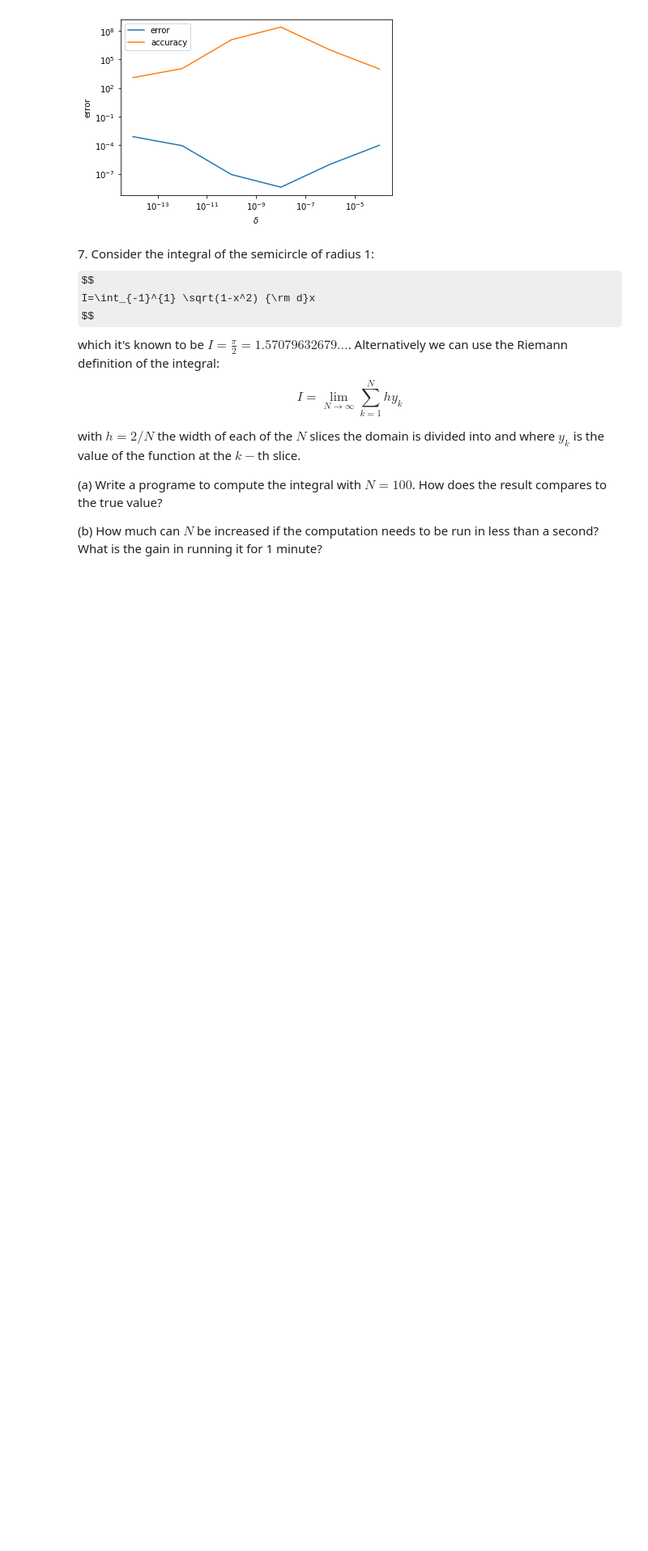
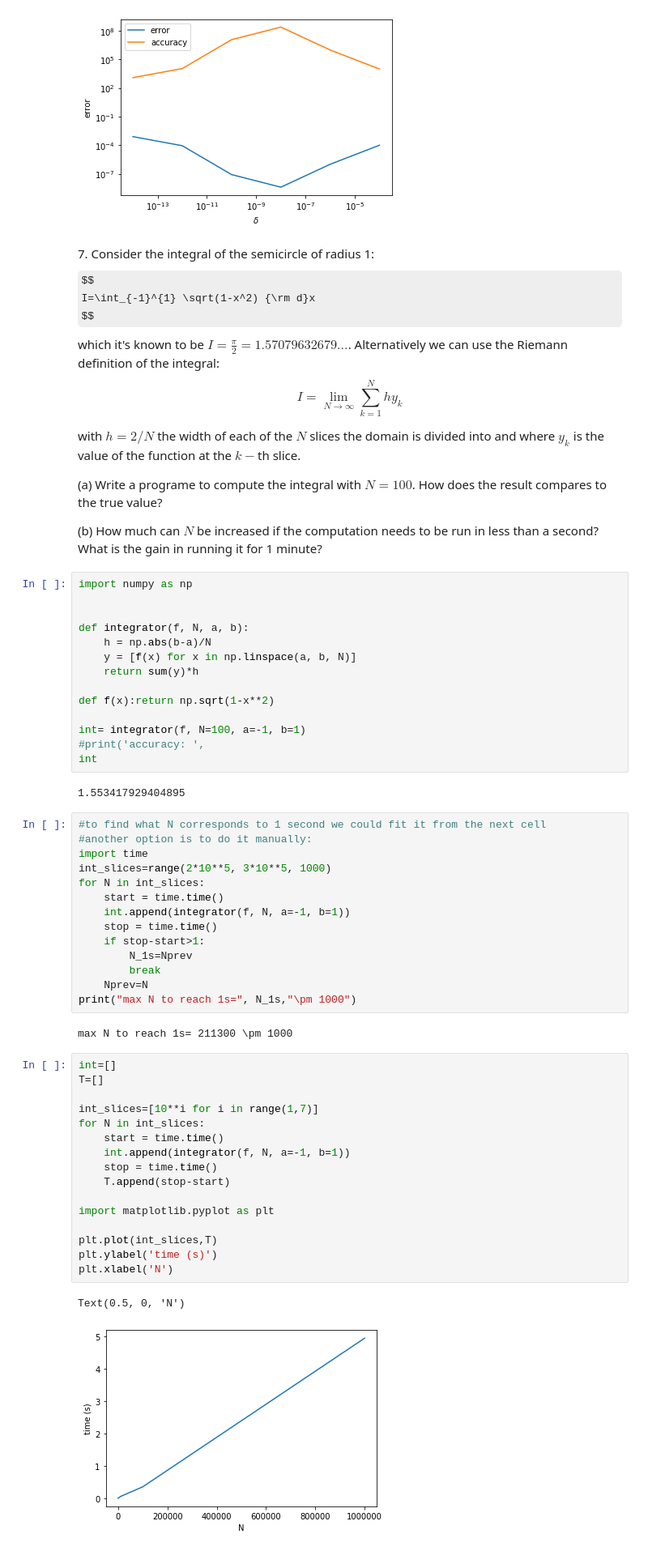
Before and after one commit to PhysicsOfData/LaboratoryOfComputationalPhysics_Y4, a Jupyter notebook: 02ex_NumberRepresentation.ipynb, the cells around one changed output. Shown at 81% size. Saved outputs shown, nothing was run; the diff lists cells and outputs as text; some formulas as TeX source; blank space fills up the shorter version.

```diff
--- a/02ex_NumberRepresentation.ipynb
+++ b/02ex_NumberRepresentation.ipynb
@@ -216,3 +216,54 @@ $y_k$ is the value of the function at the $k-$th slice.
 (a) Write a programe to compute the integral with $N=100$. How does the result compares to the true value?
 
 (b) How much can $N$ be increased if the computation needs to be run in less than a second? What is the gain in running it for 1 minute?
+# %%
+import numpy as np
+
+
+def integrator(f, N, a, b):
+    h = np.abs(b-a)/N
+    y = [f(x) for x in np.linspace(a, b, N)]
+    return sum(y)*h
+
+def f(x):return np.sqrt(1-x**2)
+
+int= integrator(f, N=100, a=-1, b=1)
+#print('accuracy: ',
+int
+# %% [output]
+1.553417929404895
+# %%
+#to find what N corresponds to 1 second we could fit it from the next cell
+#another option is to do it manually:
+import time
+int_slices=range(2*10**5, 3*10**5, 1000)
+for N in int_slices:
+    start = time.time()
+    int.append(integrator(f, N, a=-1, b=1))
+    stop = time.time()
+    if stop-start>1:
+        N_1s=Nprev
+        break
+    Nprev=N
+print("max N to reach 1s=", N_1s,"\pm 1000")
+# %% [output]
+max N to reach 1s= 211300 \pm 1000
+# %%
+int=[]
+T=[]
+
+int_slices=[10**i for i in range(1,7)]
+for N in int_slices:
+    start = time.time()
+    int.append(integrator(f, N, a=-1, b=1))
+    stop = time.time()
+    T.append(stop-start)
+
+import matplotlib.pyplot as plt
+
+plt.plot(int_slices,T)
+plt.ylabel('time (s)')
+plt.xlabel('N')
+# %% [output]
+Text(0.5, 0, 'N')
+[figure, added]
```
Also changed, not shown: parts of 1 cell of this notebook.
